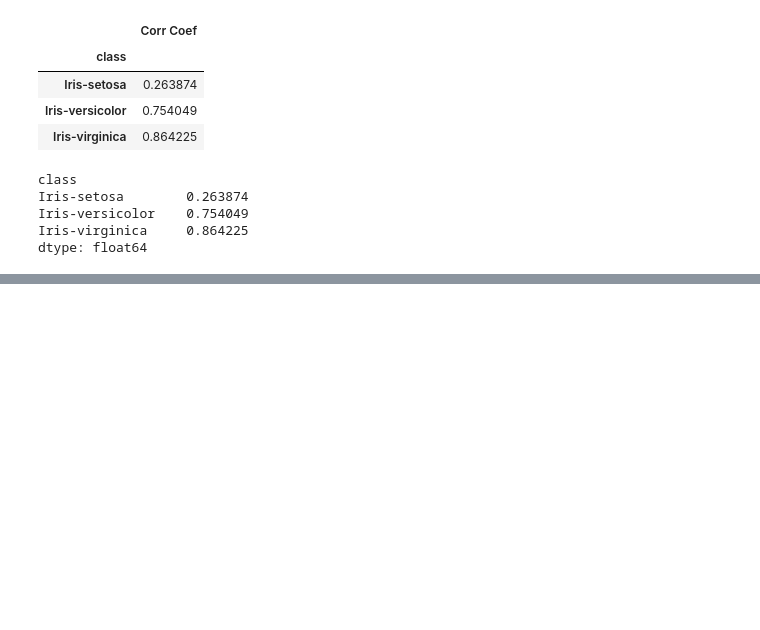
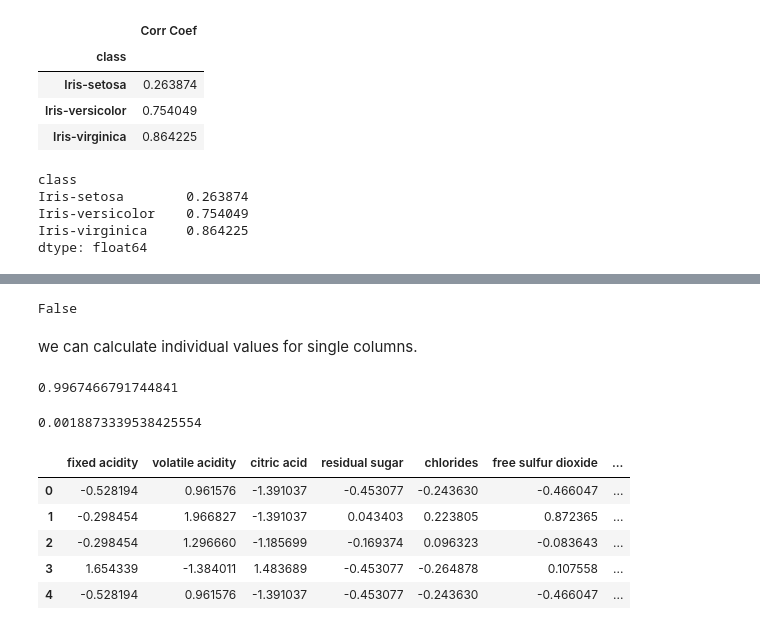
Before and after one commit to IgaMeddie/Descr_stat_-_viz, a Jupyter notebook: learnt 06-01.ipynb, the cells around one changed output, grey strips where cells are left out. Saved outputs shown, nothing was run; the diff lists cells and outputs as text; code cells hidden in the pictures; blank space fills up the shorter version.

```diff
--- a/learnt 06-01.ipynb
+++ b/learnt 06-01.ipynb
@@ -230,0 +264,16 @@ dtype: float64
+# %%
+# it seems that there are no null values because the counts for all attributes are equal to 1,599.
+# We can validate this assumption:
+red_wine_data.isnull().values.any()
+# %% [output]
+False
+# %% [markdown]
+we can calculate individual values for single columns.
+# %%
+red_wine_data.density.mean()
+# %% [output]
+0.9967466791744841
+# %%
+red_wine_data.density.std()
+# %% [output]
+0.0018873339538425554
@@ -230,0 +283,12 @@ dtype: float64
+# %%
+# Standard Score
+
+normalized_red_wine_data = (red_wine_data - red_wine_data.mean()) / red_wine_data.std()
+normalized_red_wine_data[:5]
+# %% [output]
+|  | fixed acidity | volatile acidity | citric acid | residual sugar | chlorides | free sulfur dioxide | ... |
+| 0 | -0.528194 | 0.961576 | -1.391037 | -0.453077 | -0.243630 | -0.466047 | ... |
+| 1 | -0.298454 | 1.966827 | -1.391037 | 0.043403 | 0.223805 | 0.872365 | ... |
+| 2 | -0.298454 | 1.296660 | -1.185699 | -0.169374 | 0.096323 | -0.083643 | ... |
+| 3 | 1.654339 | -1.384011 | 1.483689 | -0.453077 | -0.264878 | 0.107558 | ... |
+| 4 | -0.528194 | 0.961576 | -1.391037 | -0.453077 | -0.243630 | -0.466047 | ... |
```
Also changed, not shown: parts of 5 cells of this notebook.
